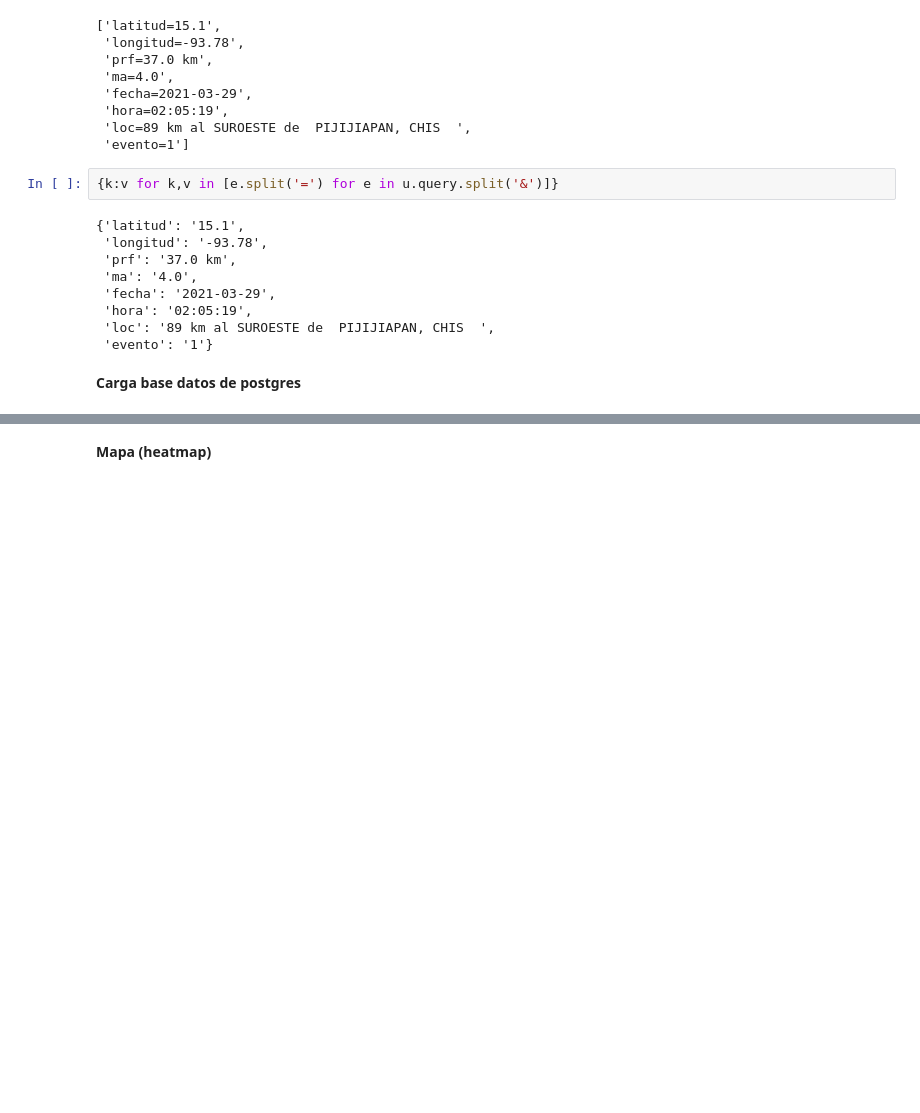
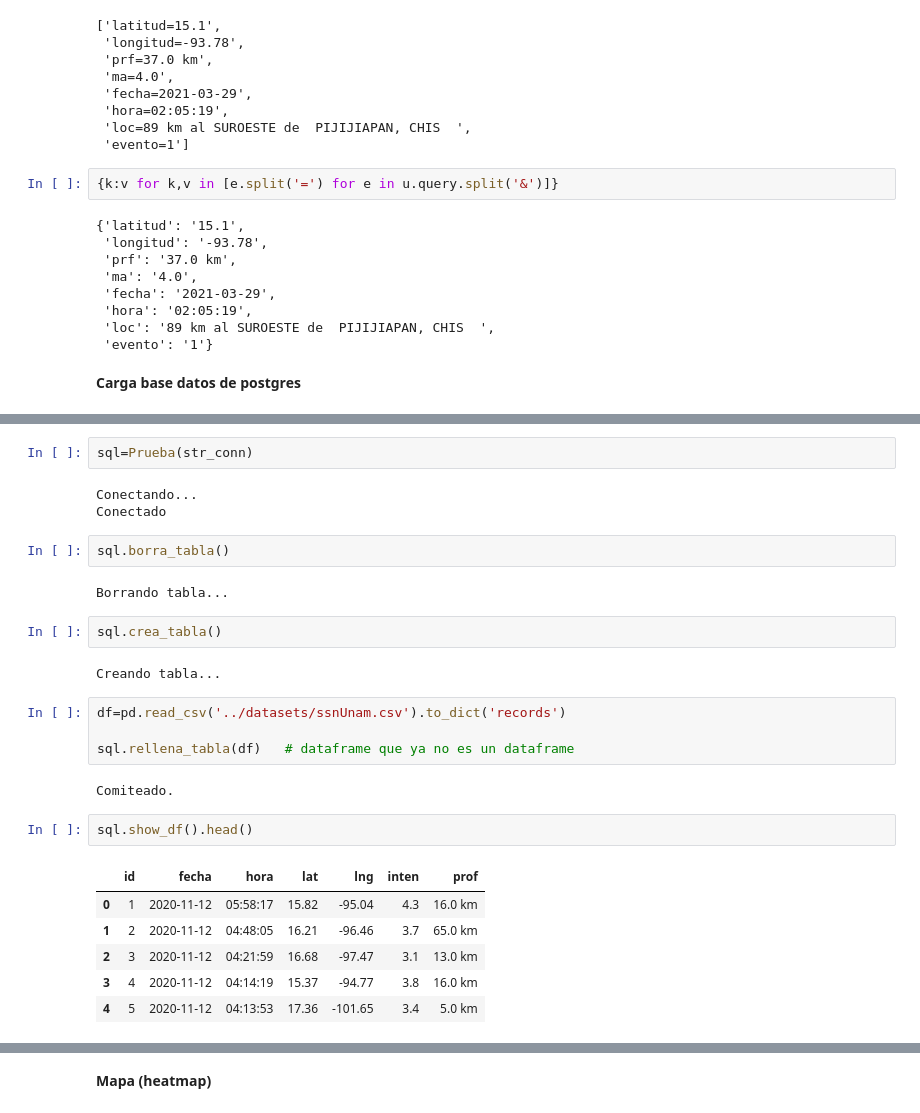
Before and after one commit to Ironhack-Data-Madrid-Enero-2021/Classroom-Materials, a Jupyter notebook: week_11/w11_d1 - ETL 1 (terremotos).ipynb, the cells around one changed output, grey strips where cells are left out. Drawn from its saved outputs; the diff is of its cells as text; blank space fills up the shorter version.

```diff
--- a/week_11/w11_d1 - ETL 1 (terremotos).ipynb
+++ b/week_11/w11_d1 - ETL 1 (terremotos).ipynb
@@ -149,0 +243,28 @@ u.query.split('&')
+# %%
+sql=Prueba(str_conn)
+# %% [output]
+Conectando...
+Conectado
+# %%
+sql.borra_tabla()
+# %% [output]
+Borrando tabla...
+# %%
+sql.crea_tabla()
+# %% [output]
+Creando tabla...
+# %%
+df=pd.read_csv('../datasets/ssnUnam.csv').to_dict('records')
+
+sql.rellena_tabla(df)   # dataframe que ya no es un dataframe
+# %% [output]
+Comiteado.
+# %%
+sql.show_df().head()
+# %% [output]
+|  | id | fecha | hora | lat | lng | inten | prof |
+| 0 | 1 | 2020-11-12 | 05:58:17 | 15.82 | -95.04 | 4.3 | 16.0 km |
+| 1 | 2 | 2020-11-12 | 04:48:05 | 16.21 | -96.46 | 3.7 | 65.0 km |
+| 2 | 3 | 2020-11-12 | 04:21:59 | 16.68 | -97.47 | 3.1 | 13.0 km |
+| 3 | 4 | 2020-11-12 | 04:14:19 | 15.37 | -94.77 | 3.8 | 16.0 km |
+| 4 | 5 | 2020-11-12 | 04:13:53 | 17.36 | -101.65 | 3.4 | 5.0 km |
```
Also changed, not shown: parts of 18 cells of this notebook, 2 other files.
